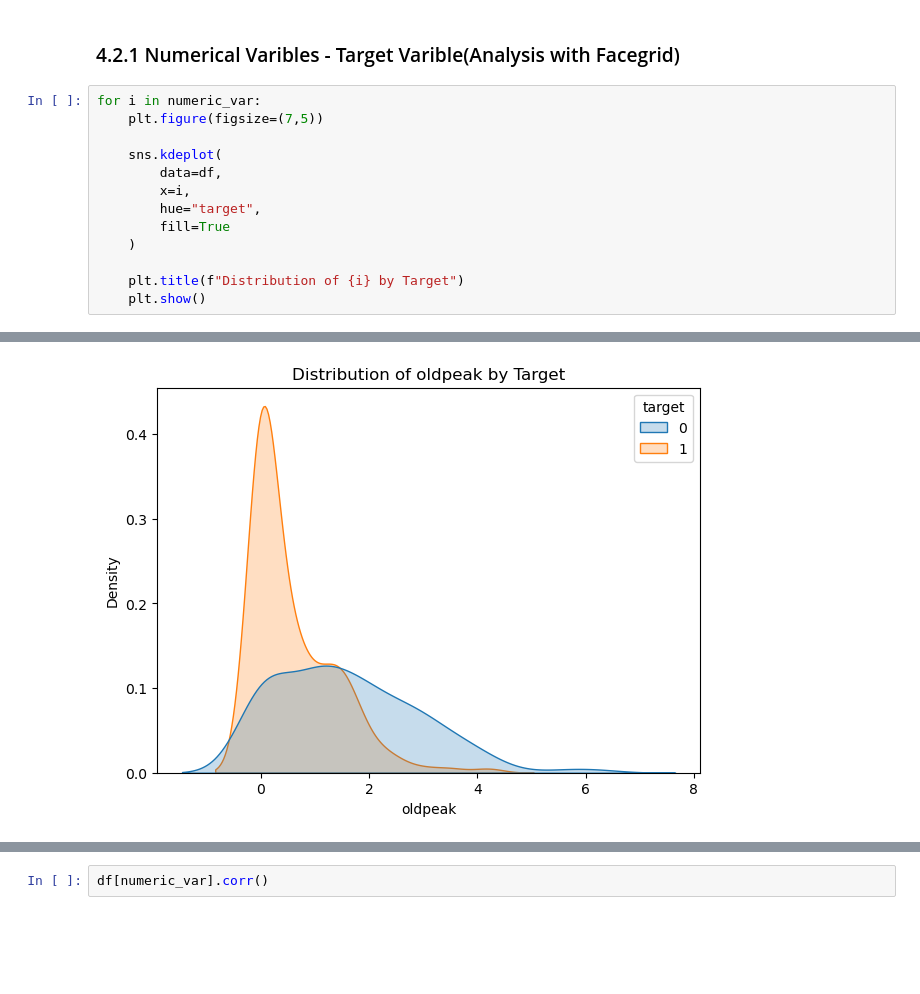
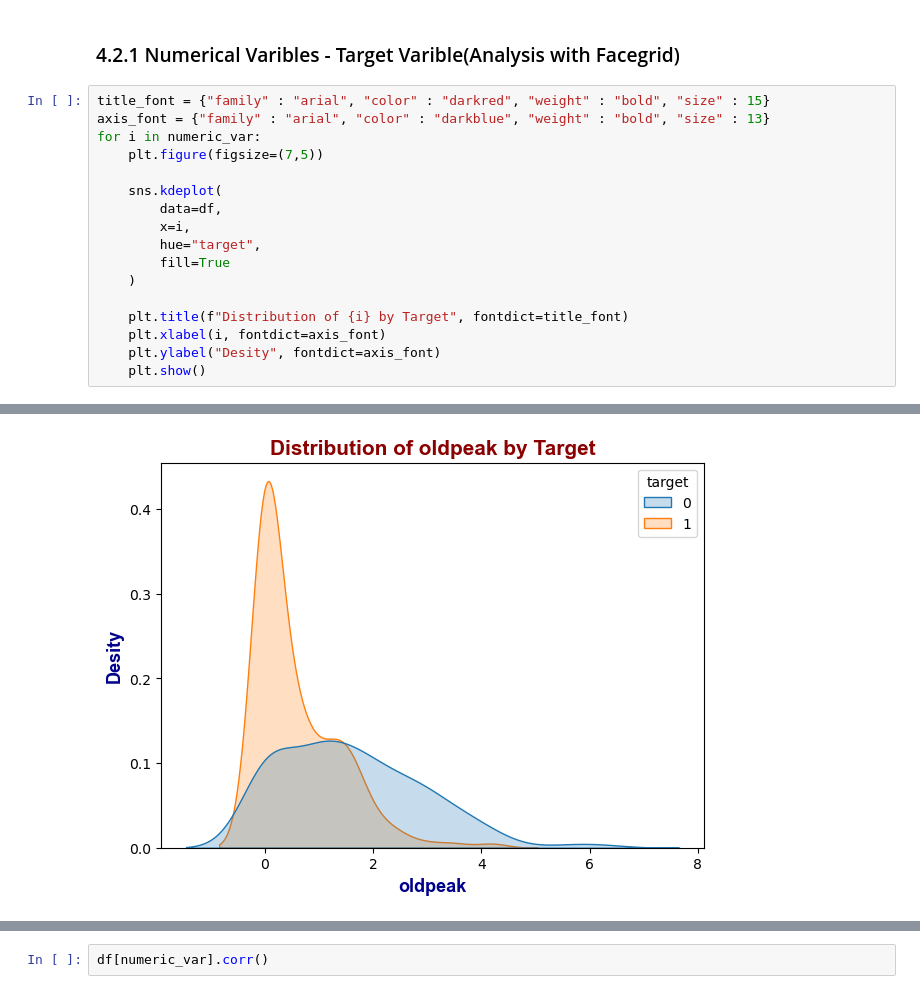
Before and after one commit to quangminh206lnh-collab/Practice_heart_prediction_attack-, a Jupyter notebook: heart_attack_prediction.ipynb, the cells around one changed output, grey strips where cells are left out. Saved outputs shown, nothing was run; the diff lists cells and outputs as text; blank space fills up the shorter version.

```diff
--- a/heart_attack_prediction.ipynb
+++ b/heart_attack_prediction.ipynb
@@ -505,6 +505,8 @@ df.loc[[48,281], :]
 # %% [markdown]
 ### 4.2.1 Numerical Varibles - Target Varible(Analysis with Facegrid)
 # %%
+title_font = {"family" : "arial", "color" : "darkred", "weight" : "bold", "size" : 15}
+axis_font = {"family" : "arial", "color" : "darkblue", "weight" : "bold", "size" : 13}
 for i in numeric_var:
     plt.figure(figsize=(7,5))
 
@@ -515,6 +517,8 @@ for i in numeric_var:
         fill=True
     )
 
-    plt.title(f"Distribution of {i} by Target")
+    plt.title(f"Distribution of {i} by Target", fontdict=title_font)
+    plt.xlabel(i, fontdict=axis_font)
+    plt.ylabel("Desity", fontdict=axis_font)
     plt.show()
 # %% [output]
@@ -525 +529 @@ for i in numeric_var:
-[figure, old version]
+[figure, new version]
```
Also changed, not shown: parts of 5 cells of this notebook.
